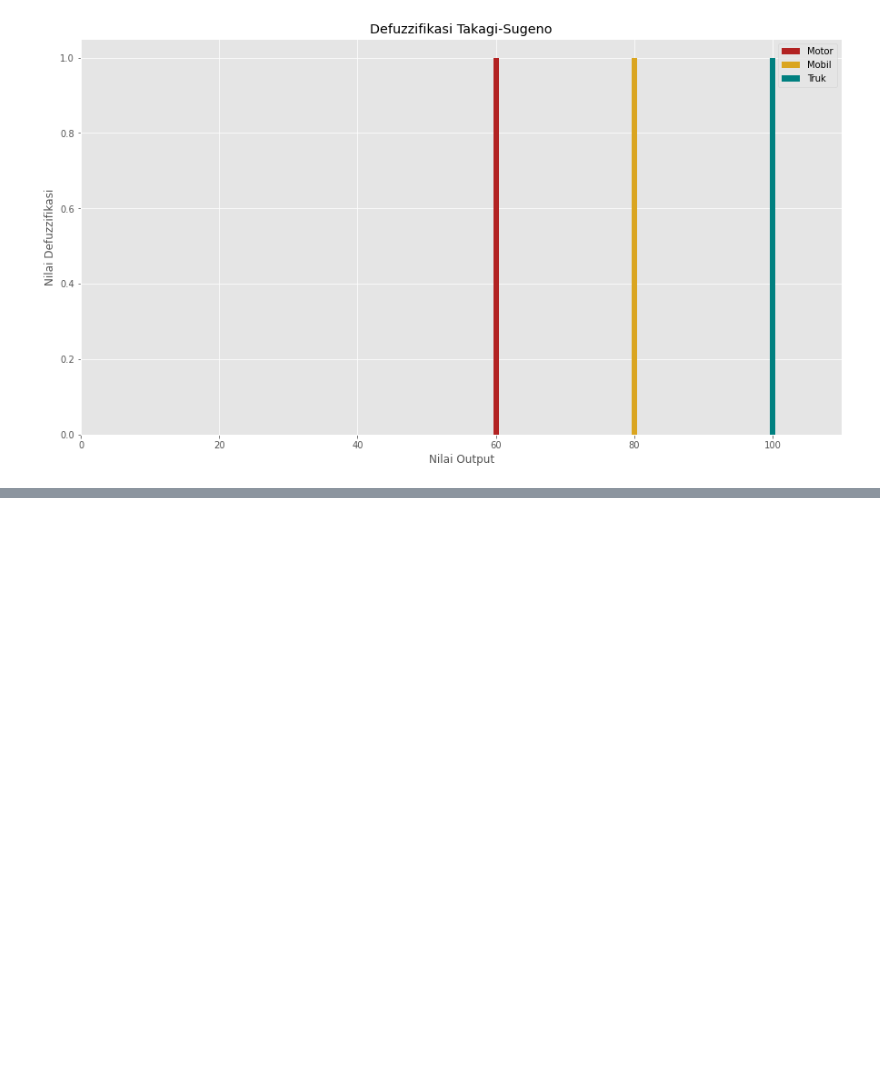
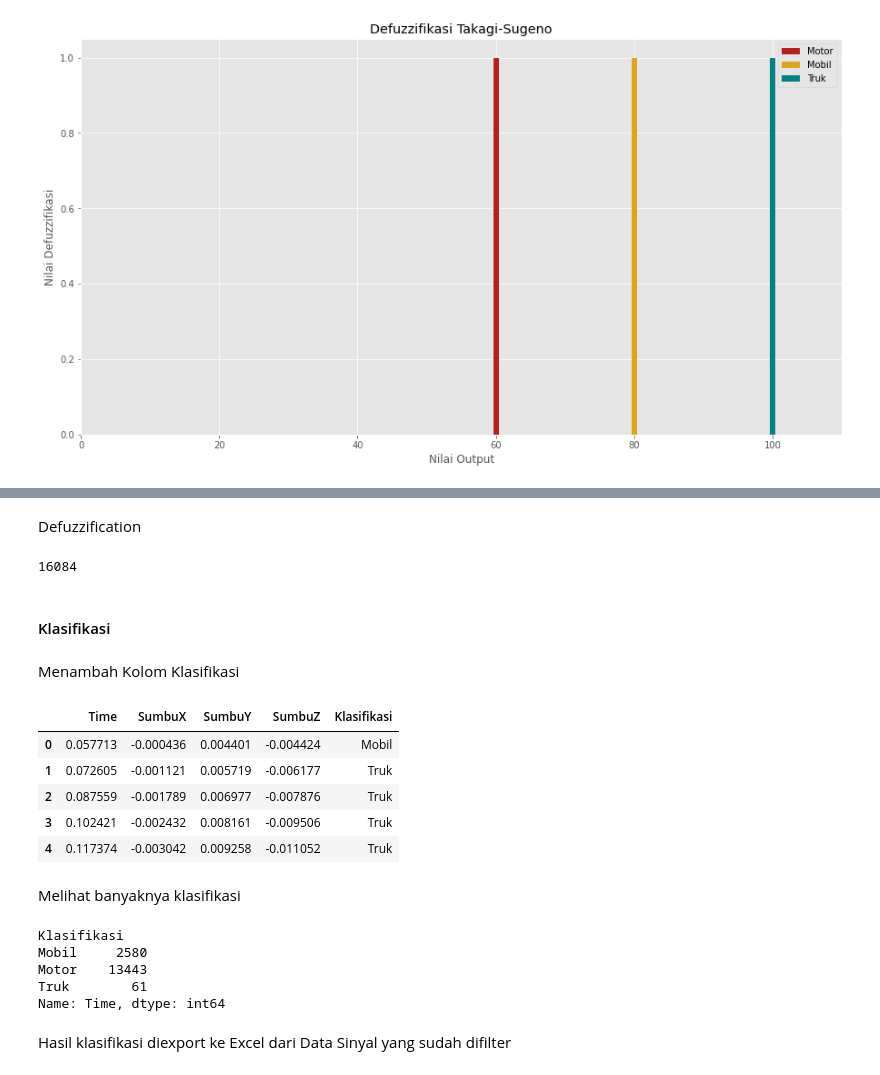
Before and after one commit to Otniel113/IoT_Jalan, a Jupyter notebook: IoT_Jalan.ipynb, the cells around one changed output, grey strips where cells are left out. Cells and saved outputs as stored; diff of their text form; code cells hidden in the pictures; blank space fills up the shorter version.

```diff
--- a/IoT_Jalan.ipynb
+++ b/IoT_Jalan.ipynb
@@ -541,0 +567,18 @@ def fuzzyficationZ(Z):
+# %%
+YTinggi_list = []
+YSedang_list = []
+YRendah_list = []
+ZTinggi_list = []
+ZSedang_list = []
+ZRendah_list = []
+
+for i in range(len(Y)):
+  YTinggi, YSedang, YRendah = fuzzyficationY(Y[i])
+  ZTinggi, ZSedang, ZRendah = fuzzyficationZ(Z[i])
+
+  YTinggi_list.append(YTinggi)
+  YSedang_list.append(YSedang)
+  YRendah_list.append(YRendah)
+  ZTinggi_list.append(ZTinggi)
+  ZSedang_list.append(ZSedang)
+  ZRendah_list.append(ZRendah)
@@ -541,0 +587,49 @@ def fuzzyficationZ(Z):
+# %%
+output_truk = []
+output_mobil = []
+output_motor = []
+
+output_truk, output_mobil, output_motor = inference(YTinggi_list, YSedang_list, YRendah_list, ZTinggi_list, ZSedang_list, ZRendah_list)
+# %% [markdown]
+Defuzzification
+# %%
+defuzz = defuzzSugeno(output_truk, output_mobil, output_motor)
+len(defuzz)
+# %% [output]
+16084
+# %%
+klasifikasi = []
+
+for i in range(len(defuzz)):
+  if defuzz[i] == 100:
+    klasifikasi.append('Truk')
+  elif defuzz[i] >= 60 and defuzz[i] <= 70:
+    klasifikasi.append('Motor')
+  else:
+    klasifikasi.append('Mobil')
+# %% [markdown]
+#### Klasifikasi
+# %% [markdown]
+Menambah Kolom Klasifikasi
+# %%
+df_jalan_filter['Klasifikasi'] = klasifikasi
+df_jalan_filter.head()
+# %% [output]
+|  | Time | SumbuX | SumbuY | SumbuZ | Klasifikasi |
+| 0 | 0.057713 | -0.000436 | 0.004401 | -0.004424 | Mobil |
+| 1 | 0.072605 | -0.001121 | 0.005719 | -0.006177 | Truk |
+| 2 | 0.087559 | -0.001789 | 0.006977 | -0.007876 | Truk |
+| 3 | 0.102421 | -0.002432 | 0.008161 | -0.009506 | Truk |
+| 4 | 0.117374 | -0.003042 | 0.009258 | -0.011052 | Truk |
+# %% [markdown]
+Melihat banyaknya klasifikasi
+# %%
+df_jalan_filter.groupby('Klasifikasi')['Time'].count()
+# %% [output]
+Klasifikasi
+Mobil     2580
+Motor    13443
+Truk        61
+Name: Time, dtype: int64
+# %% [markdown]
+Hasil klasifikasi diexport ke Excel dari Data Sinyal yang sudah difilter
```
Also changed, not shown: parts of 16 cells of this notebook.
